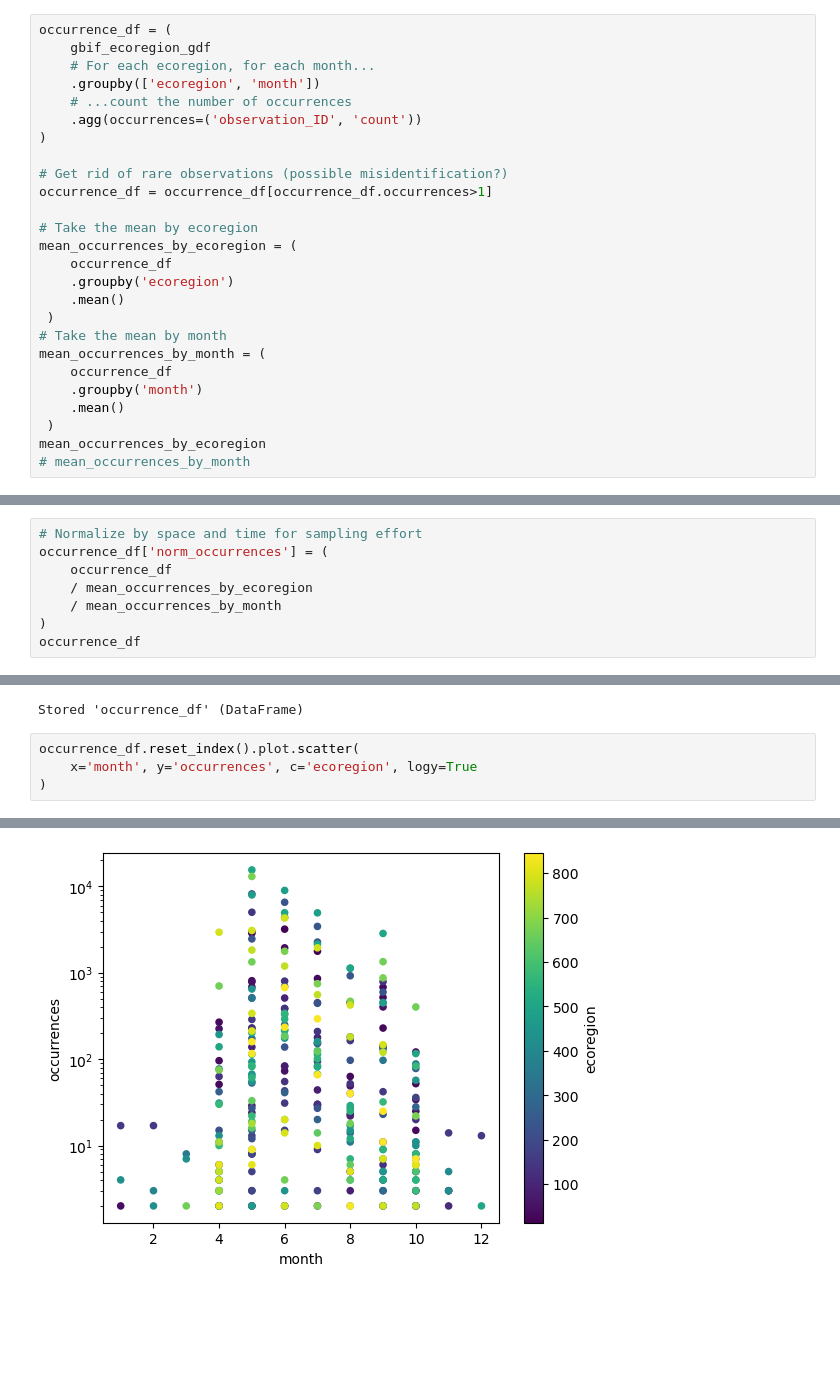
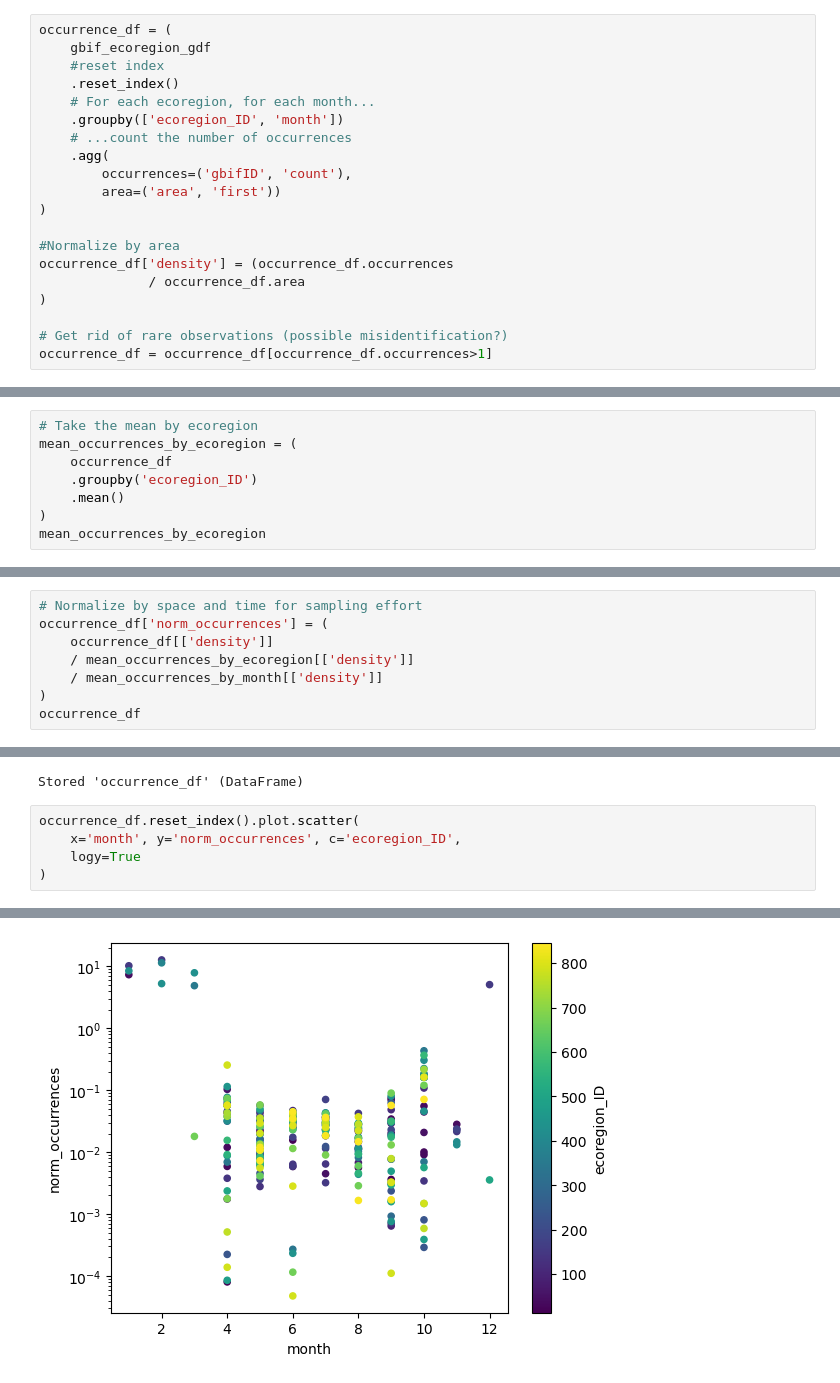
Before and after one commit to earthlab-education/species-distribution-coding-challenge-allenmoench, a Jupyter notebook: notebooks/species-distribution-32-normalize.ipynb, the cells around one changed output, grey strips where cells are left out. Drawn from its saved outputs; the diff is of its cells as text; blank space fills up the shorter version.

```diff
--- a/notebooks/species-distribution-32-normalize.ipynb
+++ b/notebooks/species-distribution-32-normalize.ipynb
@@ -81,27 +78,21 @@ and ecoretion.</li>
 # %%
 occurrence_df = (
     gbif_ecoregion_gdf
+    #reset index
+    .reset_index()
     # For each ecoregion, for each month...
-    .groupby(['ecoregion', 'month'])
+    .groupby(['ecoregion_ID', 'month'])
     # ...count the number of occurrences
-    .agg(occurrences=('observation_ID', 'count'))
+    .agg(
+        occurrences=('gbifID', 'count'),
+        area=('area', 'first'))
+)
+
+#Normalize by area
+occurrence_df['density'] = (occurrence_df.occurrences
+              / occurrence_df.area
 )
 
 # Get rid of rare observations (possible misidentification?)
 occurrence_df = occurrence_df[occurrence_df.occurrences>1]
-
-# Take the mean by ecoregion
-mean_occurrences_by_ecoregion = (
-    occurrence_df
-    .groupby('ecoregion')
-    .mean()
- )
-# Take the mean by month
-mean_occurrences_by_month = (
-    occurrence_df
-    .groupby('month')
-    .mean()
- )
-mean_occurrences_by_ecoregion
-# mean_occurrences_by_month
 # %% [output]
@@ -121,0 +130,8 @@ mean_occurrences_by_ecoregion
+# %%
+# Take the mean by ecoregion
+mean_occurrences_by_ecoregion = (
+    occurrence_df
+    .groupby('ecoregion_ID')
+    .mean()
+)
+mean_occurrences_by_ecoregion
@@ -129,9 +183,9 @@ occurrences by ecoregion</li>
 # %%
 # Normalize by space and time for sampling effort
 occurrence_df['norm_occurrences'] = (
-    occurrence_df
-    / mean_occurrences_by_ecoregion
-    / mean_occurrences_by_month
+    occurrence_df[['density']]
+    / mean_occurrences_by_ecoregion[['density']]
+    / mean_occurrences_by_month[['density']]
 )
 occurrence_df
 # %% [output]
@@ -162,6 +216,7 @@ class="sourceCode python cell-code"><code class="sourceCode python"><span id="cb
 Stored 'occurrence_df' (DataFrame)
 # %%
 occurrence_df.reset_index().plot.scatter(
-    x='month', y='occurrences', c='ecoregion', logy=True
+    x='month', y='norm_occurrences', c='ecoregion_ID',
+    logy=True
 )
 # %% [output]
@@ -169 +224 @@ occurrence_df.reset_index().plot.scatter(
-[figure, old version]
+[figure, new version]
```
Also changed, not shown: parts of 8 cells of this notebook, 3 other files.
